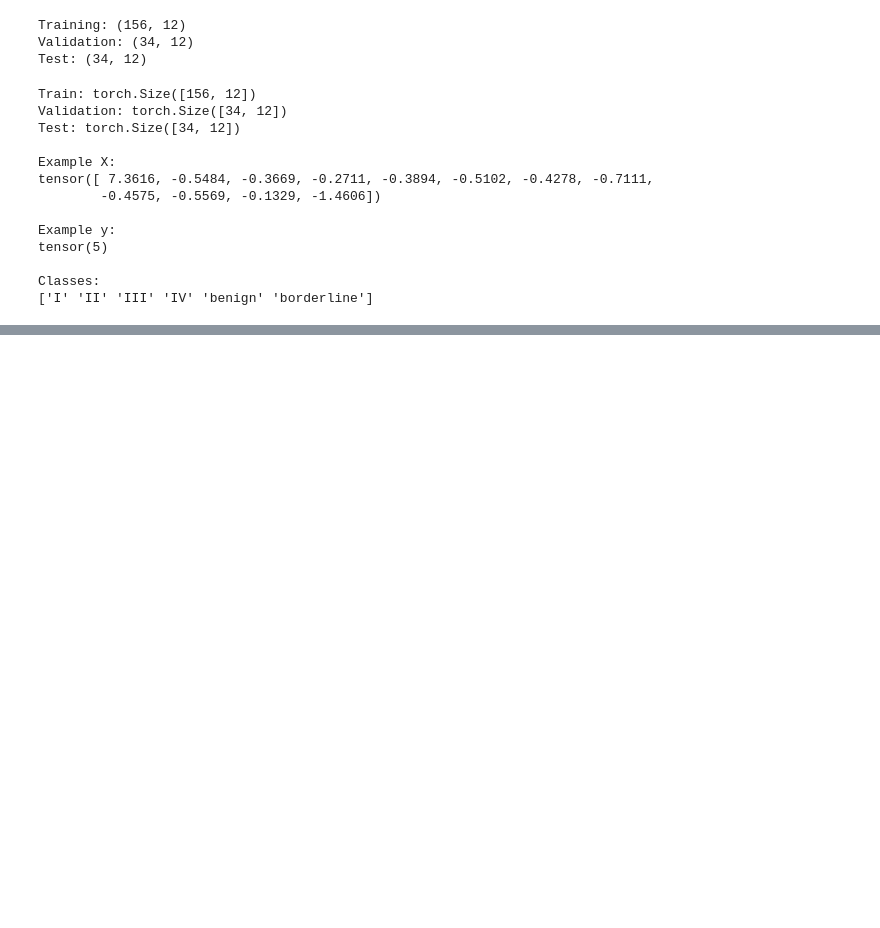
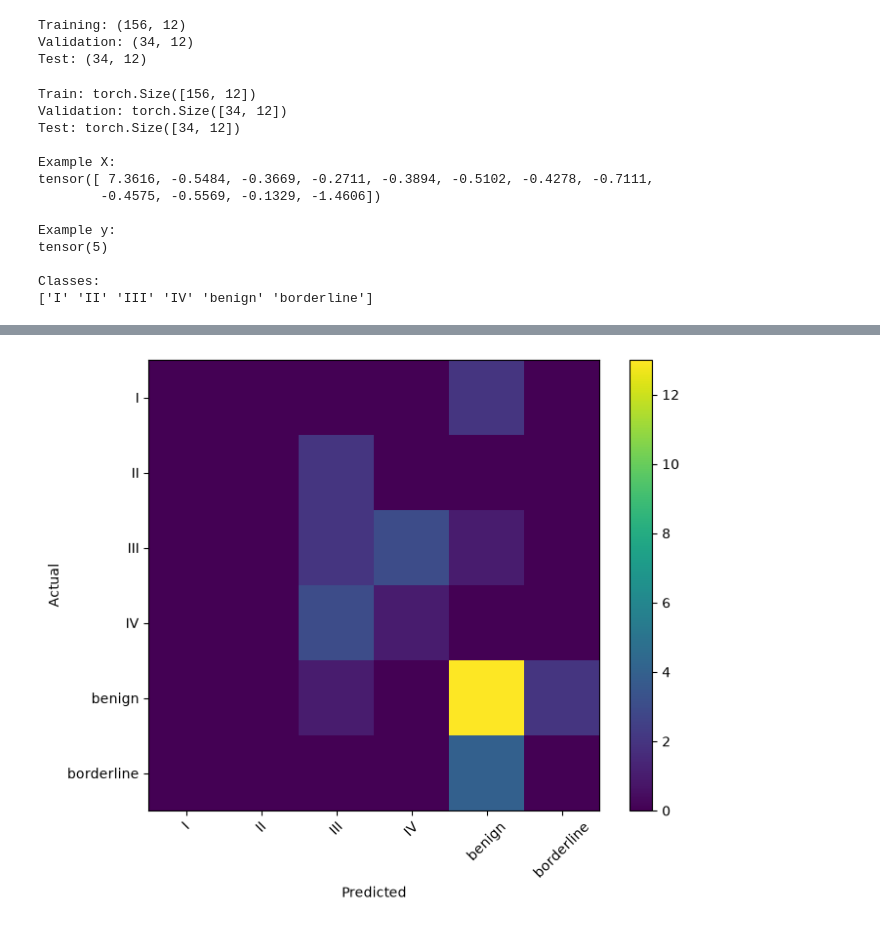
Before and after one commit to syrjynenantton/BS-ONN, a Jupyter notebook: ONN_ovarian_cancer.ipynb, the cells around one changed output, grey strips where cells are left out. Cells and saved outputs as stored; diff of their text form; code cells hidden in the pictures; blank space fills up the shorter version.

Commit message:
starter ONN model and the previous MLP, with train, test, eval, classification report, etc

```diff
--- a/ONN_ovarian_cancer.ipynb
+++ b/ONN_ovarian_cancer.ipynb
@@ -297,0 +1215,10 @@ Classes:
+# %%
+# DEVICE
+
+device = torch.device(
+    "cuda" if torch.cuda.is_available() else "cpu"
+)
+
+print("Device:", device)
+
+model = model.to(device)
@@ -297,0 +1227,10 @@ Classes:
+# %%
+# LOSS & OPT
+
+criterion = nn.CrossEntropyLoss()
+
+optimizer = torch.optim.AdamW(
+    model.parameters(),
+    lr=0.001,
+    weight_decay=1e-4
+)
@@ -297,0 +1418,41 @@ Classes:
+# %%
+# CLASSIFICATION REPORT
+
+print(
+    classification_report(
+        all_targets,
+        all_predictions,
+        target_names=label_encoder.classes_,
+        zero_division=0
+    )
+)
+
+cm = confusion_matrix(
+    all_targets,
+    all_predictions
+)
+
+print(cm)
+
+plt.figure(figsize=(8, 6))
+
+plt.imshow(cm)
+
+plt.xticks(
+    range(num_classes),
+    label_encoder.classes_,
+    rotation=45
+)
+
+plt.yticks(
+    range(num_classes),
+    label_encoder.classes_
+)
+
+plt.xlabel("Predicted")
+plt.ylabel("Actual")
+
+plt.colorbar()
+
+plt.show()
+# %% [output]
@@ -297,0 +1478 @@ Classes:
+[figure, added]
```
Also changed, not shown: parts of 17 cells of this notebook, 1 other file.
